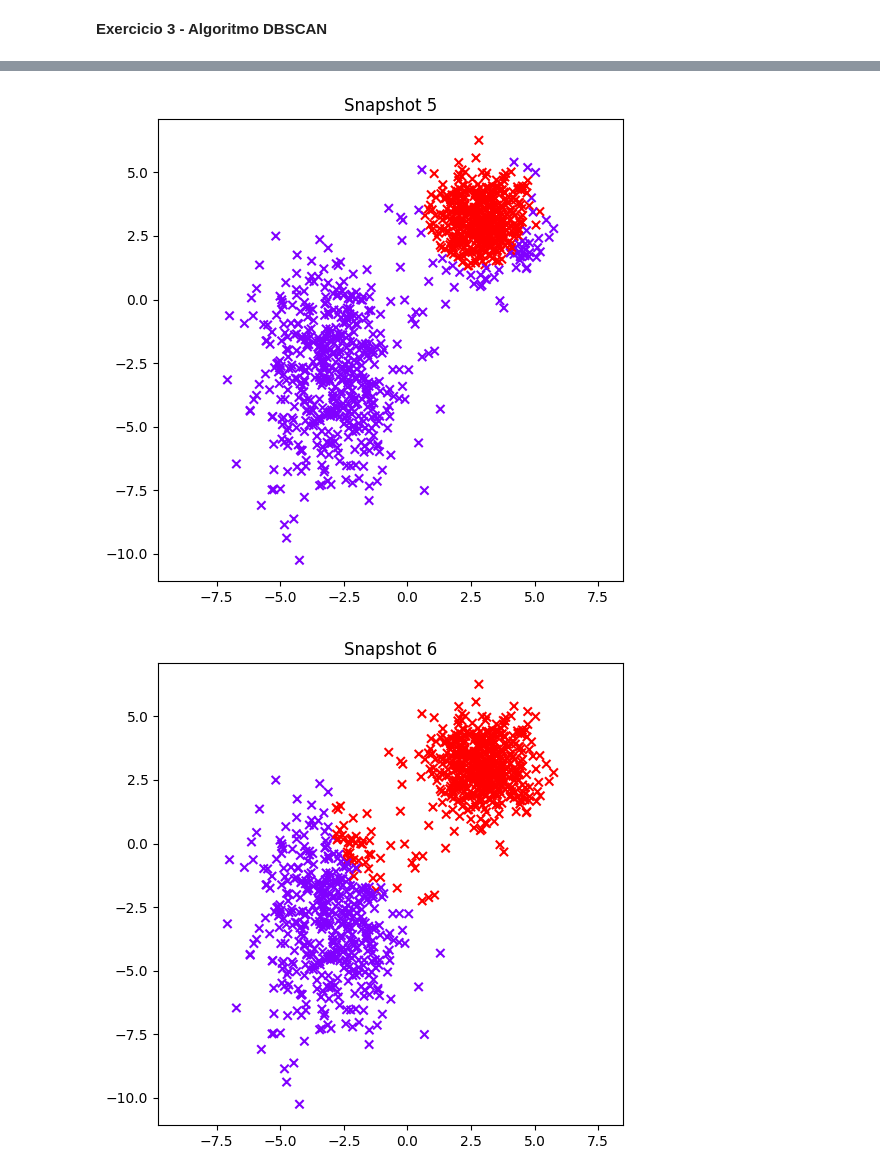
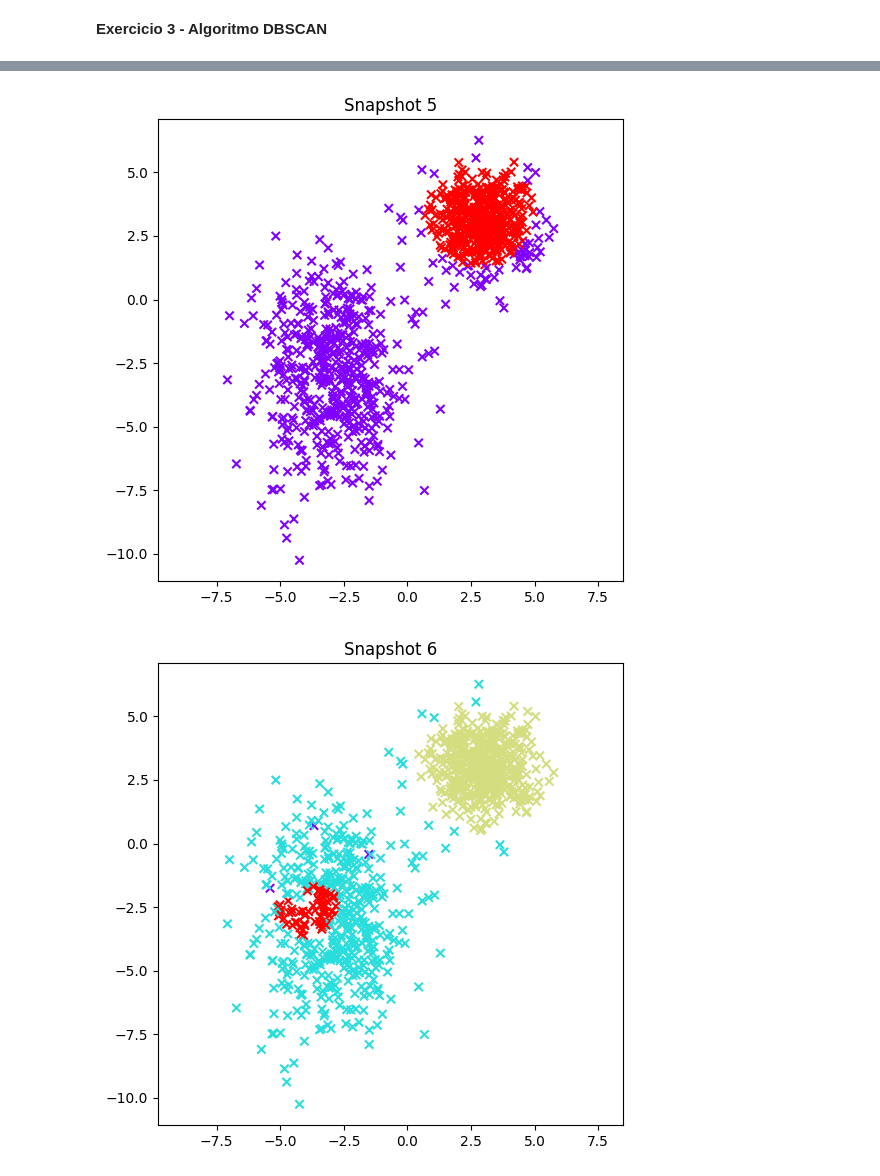
Before and after one commit to Andre3648/IAA, a Jupyter notebook: exercicio1.ipynb, the cells around one changed output, grey strips where cells are left out. Drawn from its saved outputs; the diff is of its cells as text; code cells hidden in the pictures.

```diff
--- a/exercicio1.ipynb
+++ b/exercicio1.ipynb
@@ -251,7 +251,7 @@ import matplotlib.pyplot as plt
 data = np.loadtxt('conjunto_de_etiquetas.txt', delimiter=',', skiprows=1)
 n_points = len(data)
 
-eps = 0.1
+eps = 0.5
 min_samples = 10
 labels = np.zeros(n_points, dtype=int)
 cluster_id = 1
@@ -329,2 +329,2 @@ plt.show()
-[figure, old version]
+[figure, new version]
-[figure, old version]
+[figure, new version]
```
Also changed, not shown: parts of 1 cell of this notebook.
